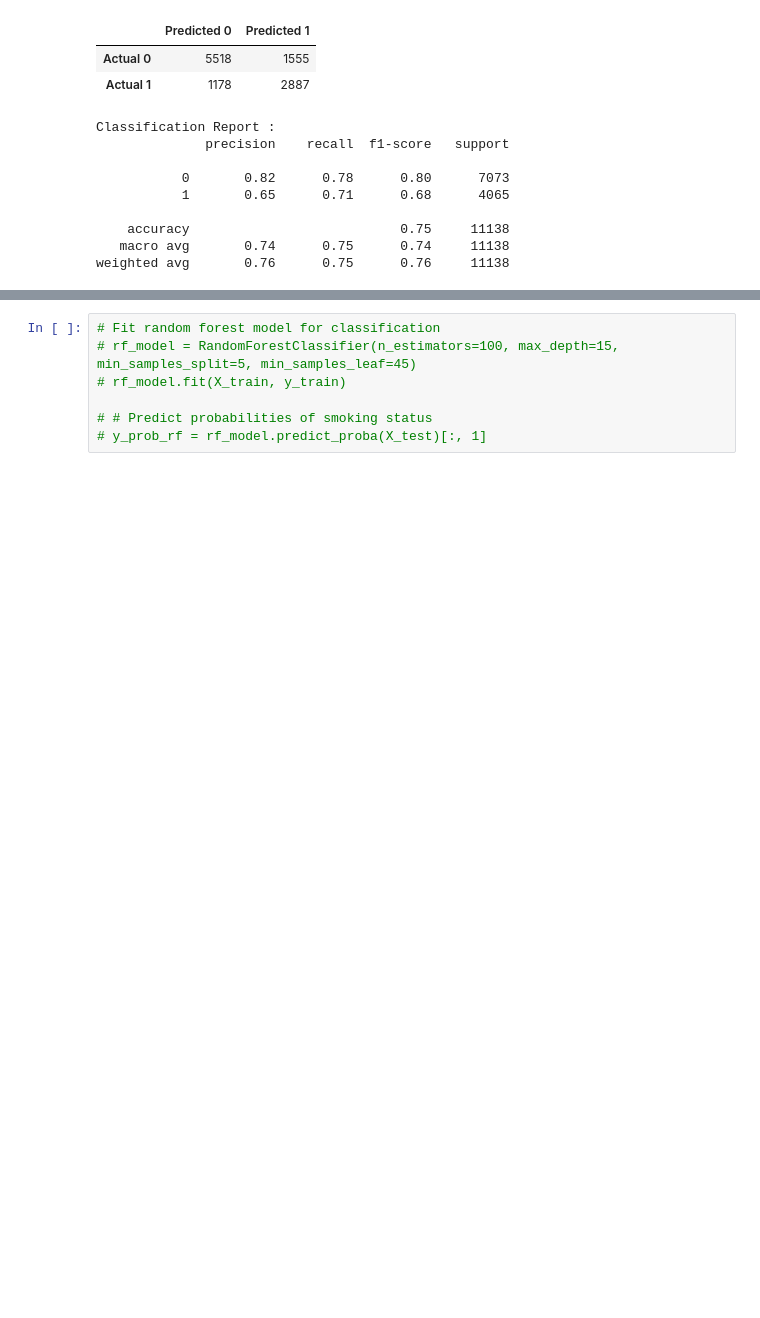
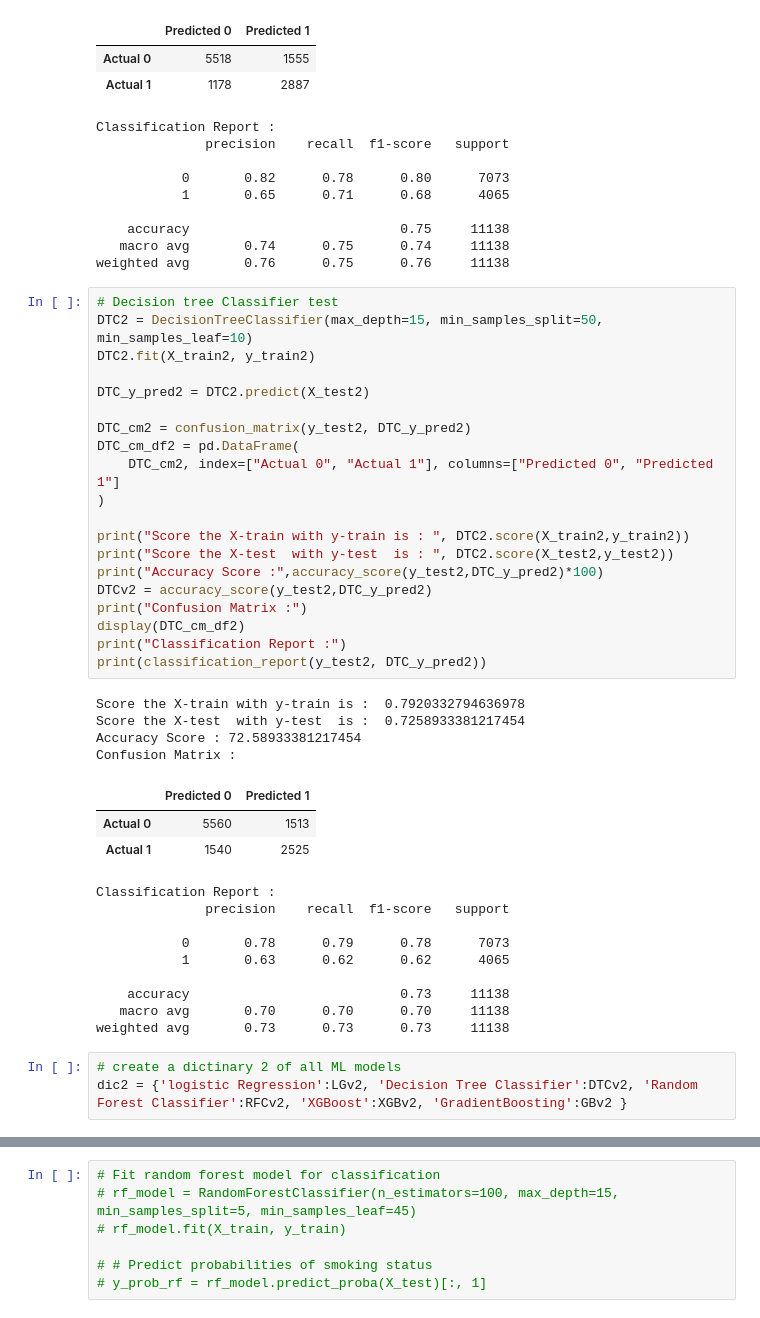
Before and after one commit to GPN87/DAVB-Project-4, a Jupyter notebook: tn-html/smoking5.ipynb, the cells around one changed output, grey strips where cells are left out. Saved outputs shown, nothing was run; the diff lists cells and outputs as text; blank space fills up the shorter version.

Commit message:
re-commit to test treshold classification

```diff
--- a/tn-html/smoking5.ipynb
+++ b/tn-html/smoking5.ipynb
@@ -767,3 +729,43 @@ Classification Report :
     accuracy                           0.75     11138
    macro avg       0.74      0.75      0.74     11138
 weighted avg       0.76      0.75      0.76     11138
+# %%
+# Decision tree Classifier test
+DTC2 = DecisionTreeClassifier(max_depth=15, min_samples_split=50, min_samples_leaf=10)
+DTC2.fit(X_train2, y_train2)
+
+DTC_y_pred2 = DTC2.predict(X_test2)
+
+DTC_cm2 = confusion_matrix(y_test2, DTC_y_pred2)
+DTC_cm_df2 = pd.DataFrame(
+    DTC_cm2, index=["Actual 0", "Actual 1"], columns=["Predicted 0", "Predicted 1"]
+)
+
+print("Score the X-train with y-train is : ", DTC2.score(X_train2,y_train2))
+print("Score the X-test  with y-test  is : ", DTC2.score(X_test2,y_test2))
+print("Accuracy Score :",accuracy_score(y_test2,DTC_y_pred2)*100)
+DTCv2 = accuracy_score(y_test2,DTC_y_pred2)
+print("Confusion Matrix :")
+display(DTC_cm_df2)
+print("Classification Report :")
+print(classification_report(y_test2, DTC_y_pred2))
+# %% [output]
+Score the X-train with y-train is :  0.7920332794636978
+Score the X-test  with y-test  is :  0.7258933381217454
+Accuracy Score : 72.58933381217454
+Confusion Matrix :
+|  | Predicted 0 | Predicted 1 |
+| Actual 0 | 5560 | 1513 |
+| Actual 1 | 1540 | 2525 |
+Classification Report :
+              precision    recall  f1-score   support
+
+           0       0.78      0.79      0.78      7073
+           1       0.63      0.62      0.62      4065
+
+    accuracy                           0.73     11138
+   macro avg       0.70      0.70      0.70     11138
+weighted avg       0.73      0.73      0.73     11138
+# %%
+# create a dictinary 2 of all ML models
+dic2 = {'logistic Regression':LGv2, 'Decision Tree Classifier':DTCv2, 'Random Forest Classifier':RFCv2, 'XGBoost':XGBv2, 'GradientBoosting':GBv2 }
```
Also changed, not shown: parts of 31 cells of this notebook, 2 other files.
